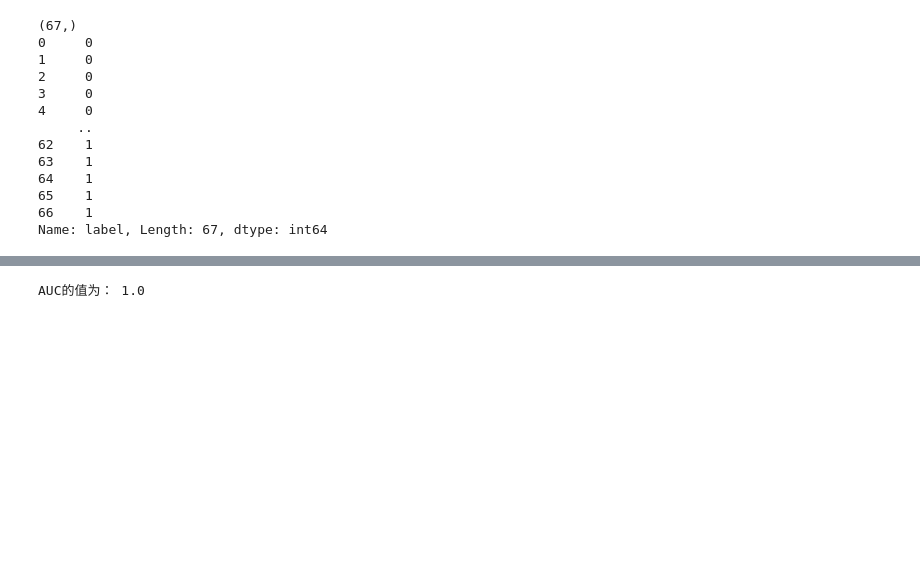
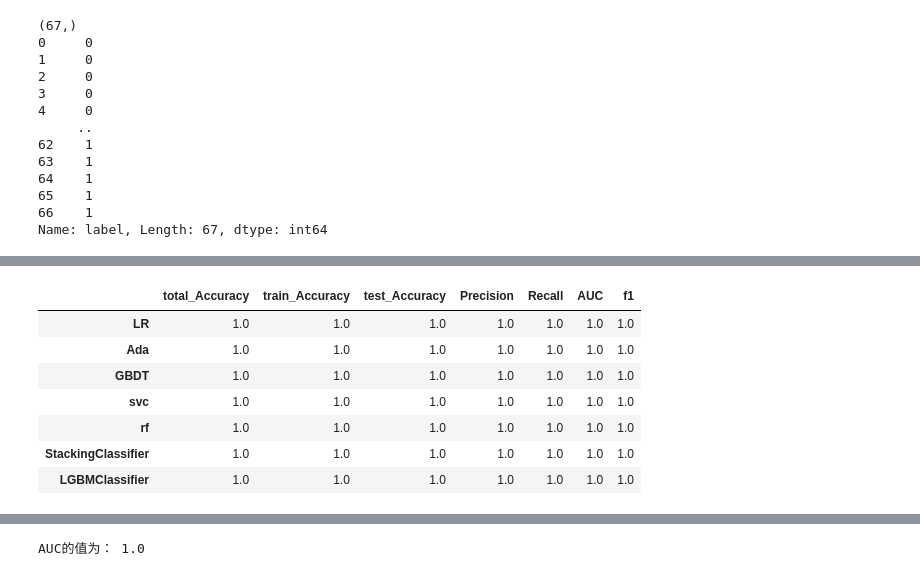
Before and after one commit to Fly-Pluche/2022-mathematical-modeling-C, a Jupyter notebook: solver/3.ipynb, the cells around one changed output, grey strips where cells are left out. Cells and saved outputs as stored; diff of their text form; code cells hidden in the pictures; blank space fills up the shorter version.

```diff
--- a/solver/3.ipynb
+++ b/solver/3.ipynb
@@ -101,8 +101,8 @@ Name: label, Length: 67, dtype: int64
 # %%
 x_train, x_test, y_train, y_test = train_test_split(x,
                                                     y,
-                                                    test_size=0.2,
-                                                    train_size=0.8,
+                                                    test_size=0.3,
+                                                    train_size=0.7,
                                                     random_state=20,
                                                     shuffle=True)
 
@@ -121,13 +121,6 @@ print(x_test.shape)
 # %%
 # init model
 
-# lightGBM适合较大数据集的样本
-# 而对于较小的数据集(<10000条记录)，lightGBM可能不是最佳选择。所以，如果进行调优lightgbm参数，这可能没有帮助。
-lgb = LGBMClassifier(learning_rate=0.005,n_estimators=10,objective='binary',
-                           boosting_type='gbdt',
-                           num_leaves=2**5,
-                           max_depth=5,reg_alpha=0.5,reg_lambda=0.5,
-                           metric='auc',subsample=0.75)
 LR = LogisticRegression(C=0.1, class_weight=None, dual=False, fit_intercept=True,
                    intercept_scaling=1, l1_ratio=None, max_iter=100,
                    multi_class='auto', n_jobs=None, penalty='l2',
@@ -145,10 +138,11 @@ GBDT = GradientBoostingClassifier(ccp_alpha=0.0, criterion='friedman_mse', init=
                            random_state=30, subsample=1.0, tol=0.0001,
                            validation_fraction=0.1, verbose=0,
                            warm_start=False)
-svc = SVC(C=0.8, break_ties=False, cache_size=200, class_weight=None, coef0=0.0,
-    decision_function_shape='ovr', degree=3, gamma=20, kernel='rbf',
-    max_iter=-1, probability=True, random_state=None, shrinking=True, tol=0.001,
-    verbose=False)
+svc = SVC(C=0.1, kernel='linear',probability=True)
+# break_ties=False, cache_size=10, class_weight=None, coef0=0.1,
+#     decision_function_shape='ovr', degree=3, gamma=2, kernel='rbf',
+#     max_iter=-1, probability=True, random_state=None, shrinking=True, tol=0.001,
+#     verbose=False)
 
 rf = RF(bootstrap=True, ccp_alpha=0.0, class_weight=None,
                        criterion='gini', max_depth=None, max_features='auto',
@@ -158,12 +152,29 @@ rf = RF(bootstrap=True, ccp_alpha=0.0, class_weight=None,
                        min_weight_fraction_leaf=0.0, n_estimators=100,
                        n_jobs=None, oob_score=False, random_state=30, verbose=0,
                        warm_start=False)
+
+
 #cv：设定交叉验证折数
 sclf = StackingCVClassifier(classifiers=[Ada, GBDT, LR,rf],
                             use_probas=True,
                             meta_classifier=svc,
                             random_state=30,
                             cv=5)
+
+# lightGBM适合较大数据集的样本
+# 而对于较小的数据集(<10000条记录)，lightGBM可能不是最佳选择。所以，如果进行调优lightgbm参数，这可能没有帮助。
+lgb = LGBMClassifier(learning_rate=0.2,
+                     n_estimators=20,
+                     objective='binary',
+                     boosting_type='gbdt',
+                     num_leaves=2**5,
+                     max_depth=5,
+                     reg_alpha=0.5,
+                     reg_lambda=0.5,
+                     metric='auc',
+                     subsample=0.75)
+
+
 metric_xlsx = {}
 weight = []
 for clf, label in zip(
@@ -179,11 +190,9 @@ for clf, label in zip(
         metrics.accuracy_score(y_test, y_predict),
         precision_score(y_test, y_predict),
         recall_score(y_test, y_predict),
-        metrics.roc_auc_score(y_test,
-                              clf.predict_proba(x_test)[:, 1]),
+        metrics.roc_auc_score(y_test,clf.predict_proba(x_test)[:, 1]),
         metrics.f1_score(y_test, y_predict),
     ]
-
     metric_xlsx[label] = tem_1
     # tem = metrics.accuracy_score(y, clf.predict(x))
     weight.append(tem_1[0])
@@ -191,31 +200,14 @@ for clf, label in zip(
 data2 = pd.DataFrame(data=metric_xlsx,
                      index=[
                         'total_Accuracy',
-                         'train_Accuracy', 'test_Accuracy', 'Precision',
-                         'Recall', 'AUC', 'f1'
+                        'train_Accuracy',
+                        'test_Accuracy',
+                        'Precision',
+                        'Recall',
+                        'AUC',
+                        'f1'
                      ]).T
-print(data2)
 
-print(len(weight))
-print(weight)
-
-# 软投票
-# w = weight/sum(weight)
-
-vote2 = VotingClassifier(estimators=[('LR', LR), ('Ada', Ada), ('GBDT', GBDT),
-                                     ('SVC', svc), ('rf', rf),
-                                     ('StackingClassifier', sclf),
-                                     ('LGBMClassifier',lgb)],
-                         voting='soft',
-                         weights=weight)
-vote2.fit(x_train,y_train)
-y_predict = vote2.predict(x_test)
-
-print('{}在测试集集模型的准确率为：\n'.format('soft Voting'),
-      metrics.accuracy_score(y_test, y_predict))
-print('{}在训练集模型的准确率为：\n'.format('soft Voting'),
-      metrics.accuracy_score(y_train, vote2.predict(x_train)))
-print('soft voting的综合表现:\n', metrics.accuracy_score(y, vote2.predict(x)))
-print()
-print('soft voting的ROC面积：\n', roc_auc_score(y, vote2.predict(x)))
+data2.to_excel('./excel/result/3/model_metric.xlsx')
+data2
 # %% [output]
@@ -238,0 +214,8 @@ soft voting的ROC面积：
+|  | total_Accuracy | train_Accuracy | test_Accuracy | Precision | Recall | AUC | f1 |
+| LR | 1.0 | 1.0 | 1.0 | 1.0 | 1.0 | 1.0 | 1.0 |
+| Ada | 1.0 | 1.0 | 1.0 | 1.0 | 1.0 | 1.0 | 1.0 |
+| GBDT | 1.0 | 1.0 | 1.0 | 1.0 | 1.0 | 1.0 | 1.0 |
+| svc | 1.0 | 1.0 | 1.0 | 1.0 | 1.0 | 1.0 | 1.0 |
+| rf | 1.0 | 1.0 | 1.0 | 1.0 | 1.0 | 1.0 | 1.0 |
+| StackingClassifier | 1.0 | 1.0 | 1.0 | 1.0 | 1.0 | 1.0 | 1.0 |
+| LGBMClassifier | 1.0 | 1.0 | 1.0 | 1.0 | 1.0 | 1.0 | 1.0 |
```
Also changed, not shown: parts of 5 cells of this notebook, 17 other files.
